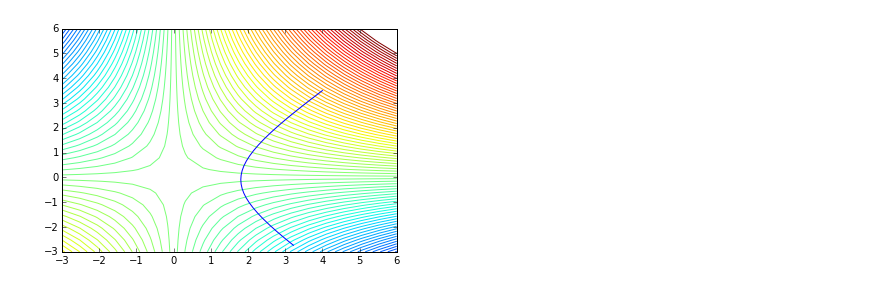
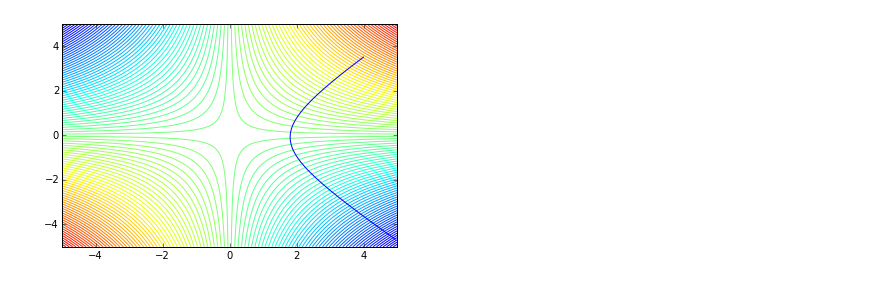
Before and after one commit to sebmart/6.867MachineLearning, a Jupyter notebook: Gradient Descent.ipynb, the cells around one changed output. Drawn from its saved outputs; the diff is of its cells as text; code cells hidden in the pictures.

Commit message:
Updated latex and figures

```diff
--- a/Gradient Descent.ipynb
+++ b/Gradient Descent.ipynb
@@ -94,6 +94,6 @@ array([[  4.        ,   1.        ,  17.        ],
 # %%
 def computeZ(f, m, M):
-    nb = 20
+    nb = 500
     rangeX = np.linspace(m, M, nb)
     rangeY = np.linspace(m, M, nb)
     Z = np.array([[0.]*len(rangeX)]*len(rangeY))
@@ -114,10 +132,12 @@ plt.show()
 # %%
 x = np.array([4.,3.5])
-GD = gradientDescent(nonconvex,x,0.1,0.001, 25)
+fig = plt.figure()
+GD = gradientDescent(nonconvex,x,0.1,0.001, 30)
 plt.plot(GD[:,0],GD[:,1])
-X,Y,Z = computeZ(nonconvex,-3.,6.)
-plt.contour(X,Y,Z, np.linspace(-30,30,100))
+X,Y,Z = computeZ(nonconvex,-5.,5.)
+plt.contour(X,Y,Z, np.linspace(-30,30,120))
 plt.legend()
-plt.show()
+#plt.show()
+plt.savefig("Figures/Q1/nonconv.png", dpi = 100)
 # %% [output]
-[figure, old version]
+[figure, new version]
```
Also changed, not shown: parts of 7 cells of this notebook, 13 other files.
